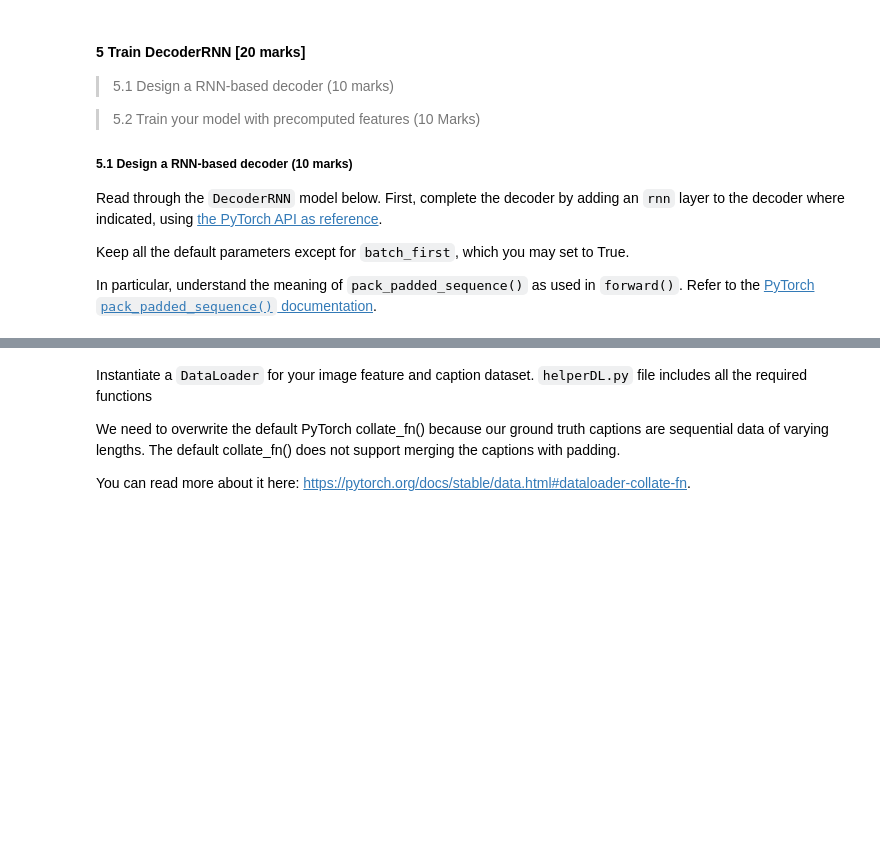
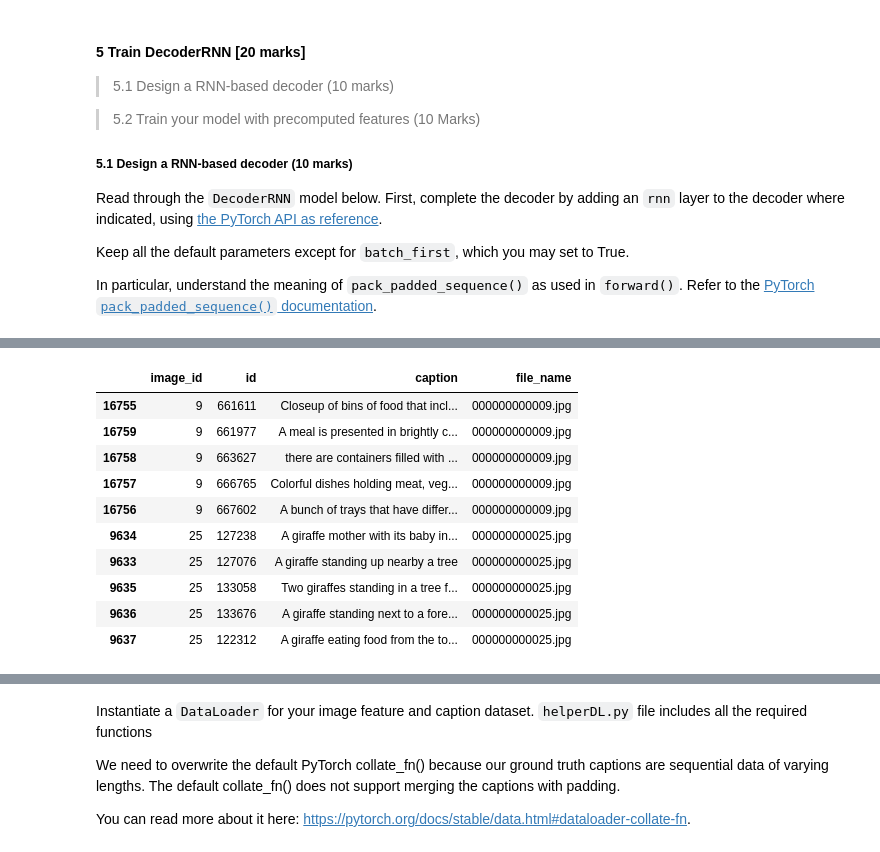
Before and after one commit to assh/dl_assessment2, a Jupyter notebook: Part2_COMP5625M_assessment2024_problem.ipynb, the cells around one changed output, grey strips where cells are left out. Drawn from its saved outputs; the diff is of its cells as text; code cells hidden in the pictures; blank space fills up the shorter version.

```diff
--- a/Part2_COMP5625M_assessment2024_problem.ipynb
+++ b/Part2_COMP5625M_assessment2024_problem.ipynb
@@ -437,15 +446,27 @@ df.head()
 # %%
-coco_subset = pd.read_csv("coco_subset_meta.csv")
+coco_subset = pd.read_csv("data/COMP5625M_data_assessment_2/coco_subset_meta.csv")
 new_data = pd.DataFrame( data['annotations'])
 new_coco = coco_subset.rename(columns={'id':'image_id'})
 new_coco.drop_duplicates('file_name',keep='first',inplace=True)
 
 new_subset = new_data.sort_values(['image_id'], ascending=True)
 # Get all the reference captions
 new_file = pd.merge(new_coco,new_subset,how = 'inner', on = 'image_id')
 new_file = new_file[['image_id','id','caption','file_name']]
 new_file = new_file.sort_values(['image_id'], ascending = True)
 new_file.head(10)
+# %% [output]
+|  | image_id | id | caption | file_name |
+| 16755 | 9 | 661611 | Closeup of bins of food that incl... | 000000000009.jpg |
+| 16759 | 9 | 661977 | A meal is presented in brightly c... | 000000000009.jpg |
+| 16758 | 9 | 663627 | there are containers filled with ... | 000000000009.jpg |
+| 16757 | 9 | 666765 | Colorful dishes holding meat, veg... | 000000000009.jpg |
+| 16756 | 9 | 667602 | A bunch of trays that have differ... | 000000000009.jpg |
+| 9634 | 25 | 127238 | A giraffe mother with its baby in... | 000000000025.jpg |
+| 9633 | 25 | 127076 | A giraffe standing up nearby a tree | 000000000025.jpg |
+| 9635 | 25 | 133058 | Two giraffes standing in a tree f... | 000000000025.jpg |
+| 9636 | 25 | 133676 | A giraffe standing next to a fore... | 000000000025.jpg |
+| 9637 | 25 | 122312 | A giraffe eating food from the to... | 000000000025.jpg |
 # %%
 # getting the clearn clean - e.g., converting all uppercases to lowercases
 new_file["clean_caption"] = ""
```
Also changed, not shown: parts of 17 cells of this notebook.
